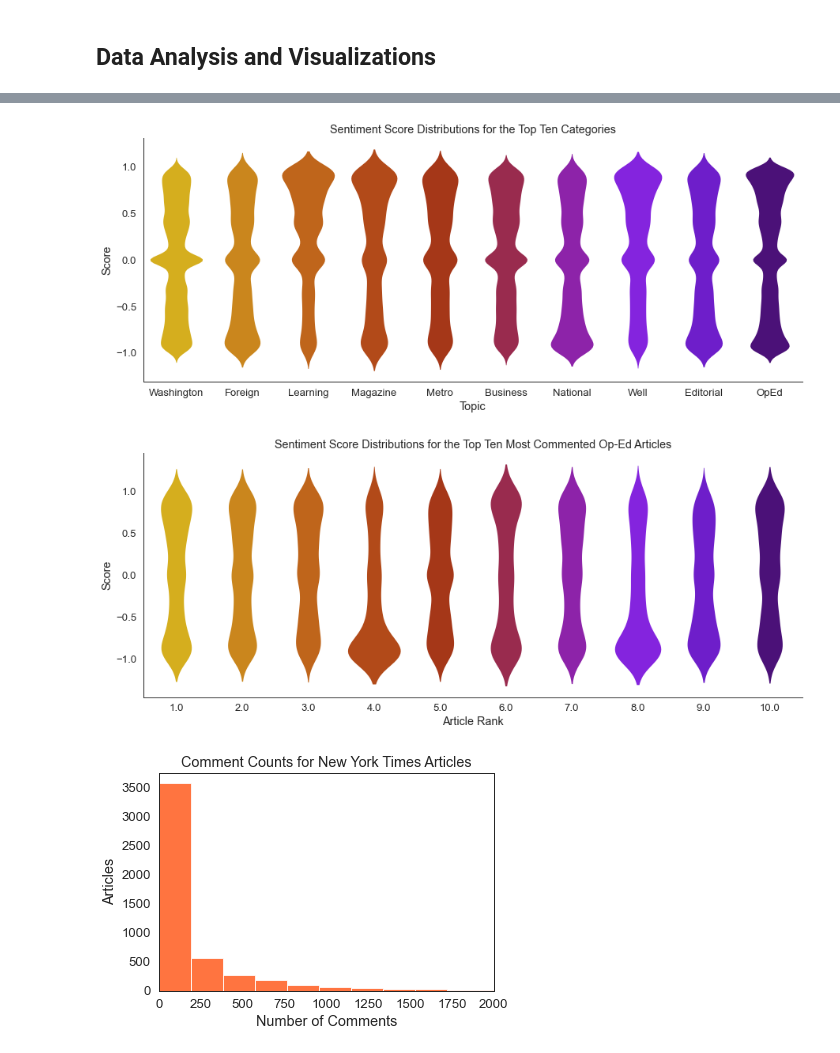
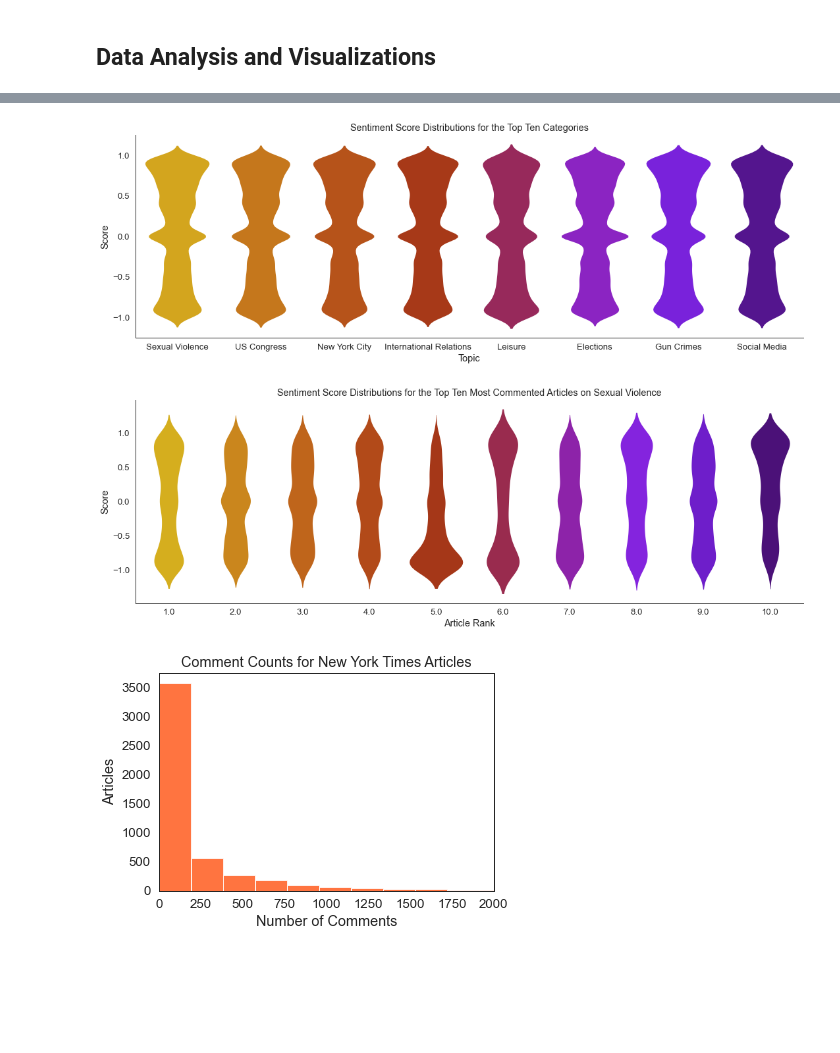
Before and after one commit to advanced-ml-project/project, a Jupyter notebook: sentiment_scores.ipynb, the cells around one changed output, grey strips where cells are left out. Saved outputs shown, nothing was run; the diff lists cells and outputs as text; code cells hidden in the pictures; blank space fills up the shorter version.

Commit message:
updating images with topics

```diff
--- a/sentiment_scores.ipynb
+++ b/sentiment_scores.ipynb
@@ -84,12 +77,12 @@ articles.head()
 # %%
 # import main article data
 main_df = pd.read_csv(file_path + "data/" + data_post_file)
-
+main_df = main_df[["articleID", "topic", "headline"]]
 
 # add interquartile range and standard deviation
-main_df = main_df.merge(merge_articles, on='articleID', how='inner')
+main_df = main_df.merge(articles, on='articleID', how='inner')
 
 # export dataframe
-main_df.to_csv(file_path + "data/" + export_name)
+main_df.to_csv(file_path + "data/" + export_name, index=False)
 # %% [markdown]
 ## Data Analysis and Visualizations
@@ -99,6 +101,6 @@ sns.set(context='paper',
         font='sans-serif',
         font_scale=1.5,)
 # %%
-comments = comments.merge(main_df[["articleID", "newDesk"]], on="articleID", how="left")
+comments = comments.merge(main_df[["articleID", "topic"]], on="articleID", how="inner")
 comments.head()
 # %% [output]
@@ -110,0 +113,2 @@ comments.head()
+# %%
+comments = comments[["articleID", "commentBody", "commentID", "depth", "vaderScore", "newDesk"]]
@@ -111,59 +132,59 @@ comments.head()
 # %%
 # graphing the top 10 categories
 
-top10 = (comments.groupby('newDesk')['articleID'].count()
+top10 = (comments.groupby('topic')['articleID'].count()
          .reset_index().sort_values('articleID',
                                     ascending=False)
-         .head(10).newDesk)
+         .head(10).topic)
 
-top10_comments = comments[comments['newDesk'].isin(top10)]
+top10_comments = comments[comments['topic'].isin(top10)]
 
 
 # create plot
 
-plot = sns.catplot(y="vaderScore", x="newDesk",
+plot = sns.catplot(y="vaderScore", x="topic",
             kind="violin", data=top10_comments,
             inner='quartile', palette='gnuplot_r',
             split=True, linewidth=0,
-            aspect=2.5,)
+            aspect=3,)
 
 plot.set(title="Sentiment Score Distributions for the Top Ten Categories",
          ylabel="Score", xlabel="Topic")
 
 plot.savefig(file_path + "images/top10.png")
 # %% [output]
-[figure, old version]
+[figure, new version]
 # %%
 # sample topic top ten articles
 
-oped_ranked = (comments[comments['newDesk'] == 'OpEd']
-              .groupby('articleID')['newDesk'].count().reset_index()
-              .sort_values('newDesk', ascending=False))
+topic1_ranked = (comments[comments['topic'] == 'Sexual Violence']
+              .groupby('articleID')['topic'].count().reset_index()
+              .sort_values('topic', ascending=False))
 
-oped_ranked['rank'] = oped_ranked['newDesk'].rank(ascending=False)
-oped_top10 = oped_ranked[oped_ranked['rank'] <= 10 ].articleID
+topic1_ranked['rank'] = topic1_ranked['topic'].rank(ascending=False)
+topic1_top10 = topic1_ranked[topic1_ranked['rank'] <= 10 ].articleID
 
-oped_top10_comments = comments[comments['articleID'].isin(oped_top10)]
+topic1_top10_comments = comments[comments['articleID'].isin(topic1_top10)]
 
-oped_top10_comments = oped_top10_comments.merge(oped_ranked,
+topic1_top10_comments = topic1_top10_comments.merge(topic1_ranked,
                                                 on='articleID',
                                                 how='left')
 
 # create plot
 
 plot = sns.catplot(y="vaderScore", x='rank',
-            kind="violin", data=oped_top10_comments,
+            kind="violin", data=topic1_top10_comments,
             inner='quartile', palette='gnuplot_r',
             split=True, linewidth=0,
-            aspect=2.5)
+            aspect=3)
 
 plot.set(title="Sentiment Score Distributions for the Top Ten" +
-         " Most Commented Op-Ed Articles",
+         " Most Commented Articles on Sexual Violence",
          ylabel="Score", xlabel="Article Rank")
 
-plot.savefig(file_path + "images/oped_top10.png")
+plot.savefig(file_path + "images/topic1_top10.png")
 # %% [output]
-[figure, old version]
+[figure, new version]
 # %%
 # graphing comment counts
 
```
Also changed, not shown: parts of 4 cells of this notebook, 4 other files.
